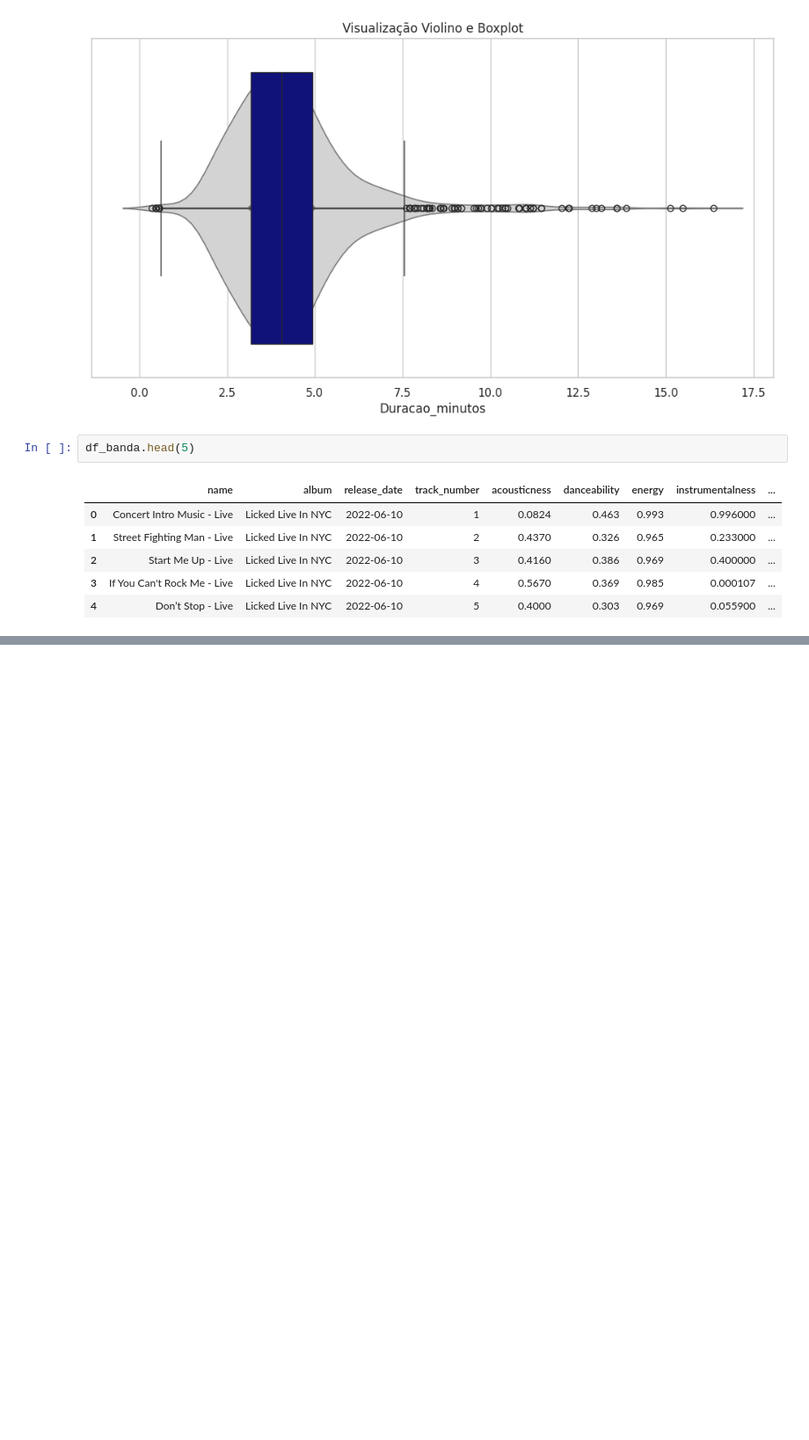
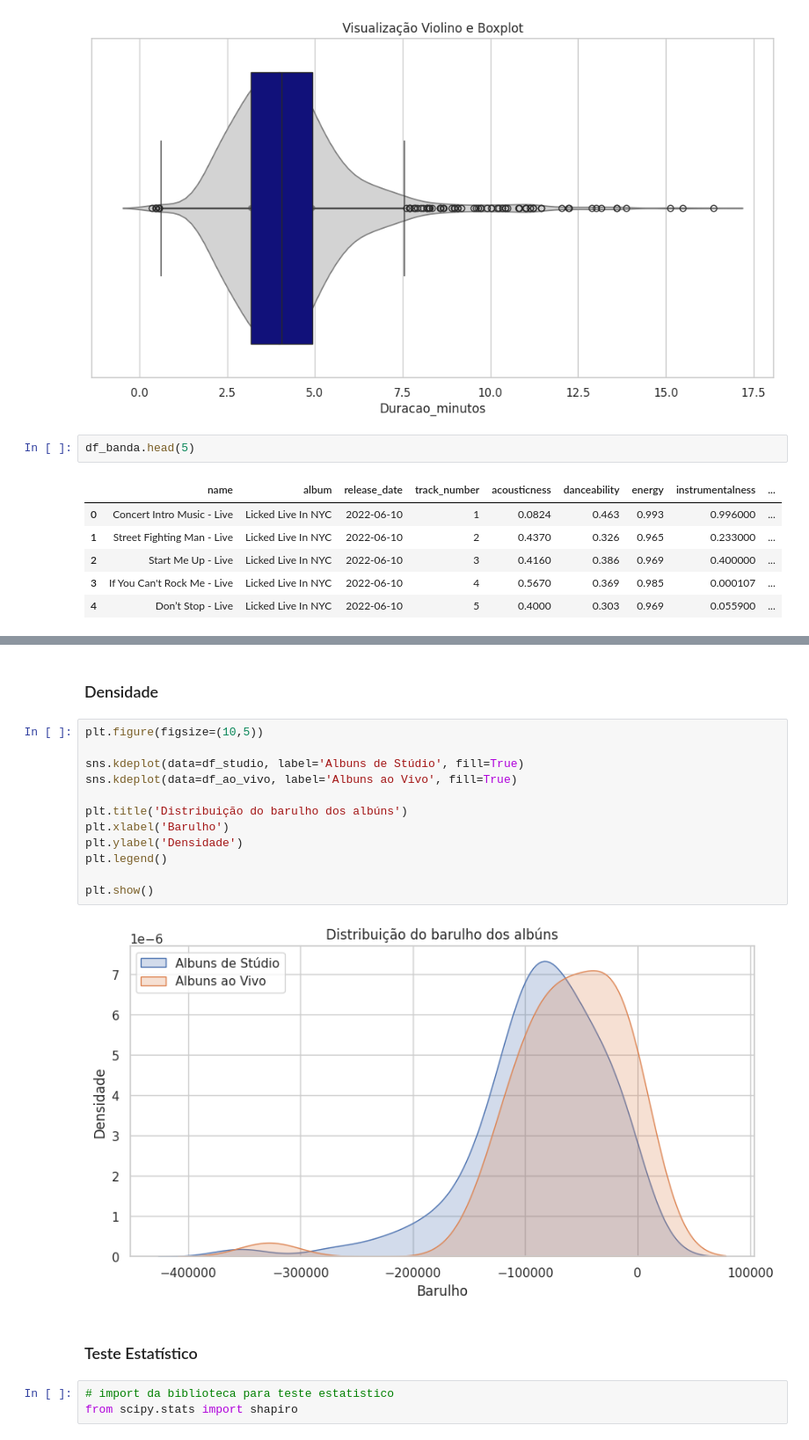
Before and after one commit to LaisST/FIAP_202501_HandsOn_data_analytics, a Jupyter notebook: Fase_2_Aula03_EDA.ipynb, the cells around one changed output, grey strips where cells are left out. Shown at 88% size. Drawn from its saved outputs; the diff is of its cells as text; blank space fills up the shorter version.

```diff
--- a/Fase_2_Aula03_EDA.ipynb
+++ b/Fase_2_Aula03_EDA.ipynb
@@ -329,0 +407,21 @@ df_banda.head(5)
+# %% [markdown]
+### Densidade
+# %%
+plt.figure(figsize=(10,5))
+
+sns.kdeplot(data=df_studio, label='Albuns de Stúdio', fill=True)
+sns.kdeplot(data=df_ao_vivo, label='Albuns ao Vivo', fill=True)
+
+plt.title('Distribuição do barulho dos albúns')
+plt.xlabel('Barulho')
+plt.ylabel('Densidade')
+plt.legend()
+
+plt.show()
+# %% [output]
+[figure, added]
+# %% [markdown]
+### Teste Estatístico
+# %%
+# import da biblioteca para teste estatistico
+from scipy.stats import shapiro
```
Also changed, not shown: parts of 21 cells of this notebook.
